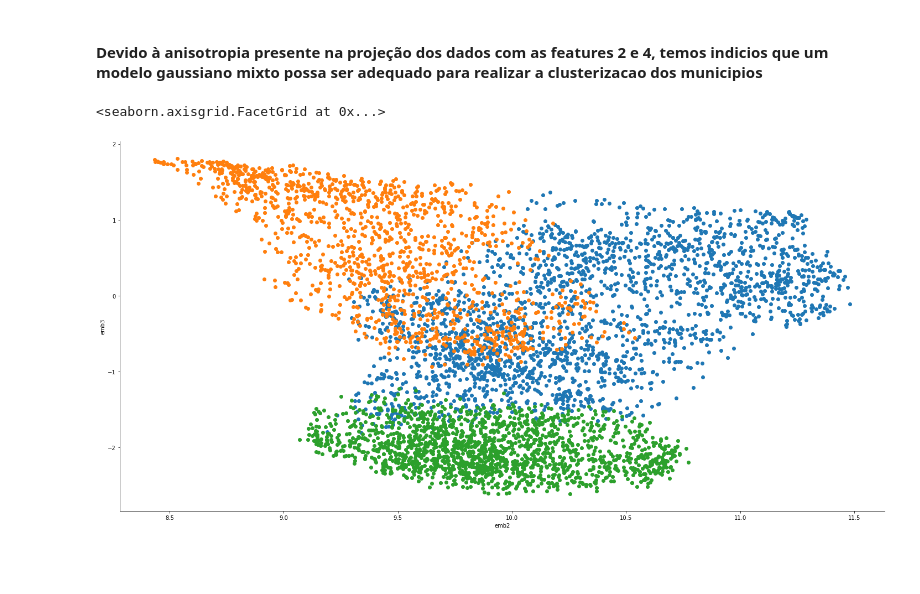
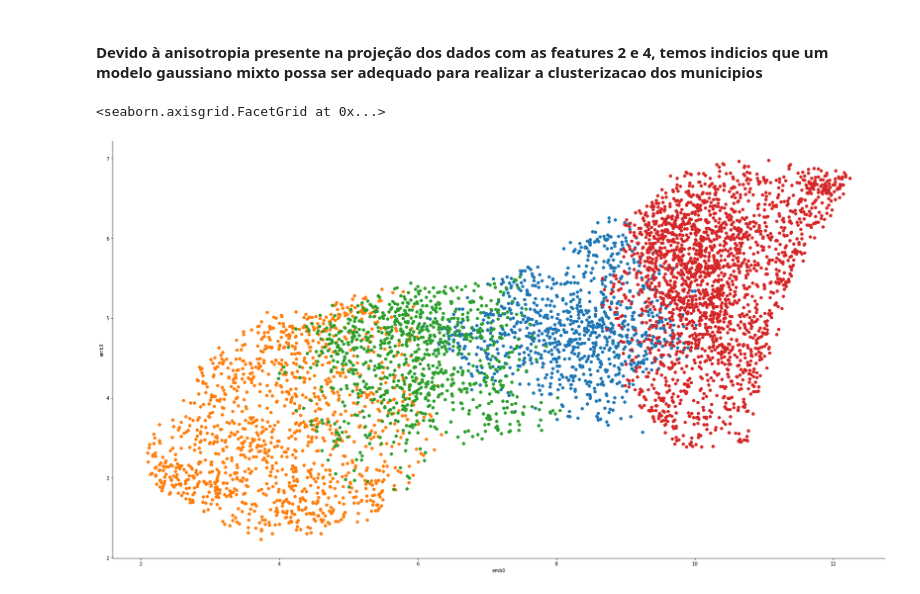
Before and after one commit to Jailsonrs/Poneglyph, a Jupyter notebook: UMAP-GMM.ipynb, the cells around one changed output. Cells and saved outputs as stored; diff of their text form; code cells hidden in the pictures; blank space fills up the shorter version.

```diff
--- a/UMAP-GMM.ipynb
+++ b/UMAP-GMM.ipynb
@@ -158,7 +158,7 @@ for i, j in zip(itertools.product([100, 200, 300, 400, 500, 600], [0.1, 0.2, 0.3
 # %% [output]
 NameError: name 'itertools' is not defined
 # %%
-umap = UMAP(n_neighbors = 150,  min_dist = 0.3, n_components = 4, metric = 'chebyshev')
+umap = UMAP(n_neighbors = 150,  min_dist = 0.3, n_components = 4, metric = 'cosine')
 UMAP_embedding = umap.fit_transform(df_treino)
 #chebyshev performs better than mahalanobis
 # %%
@@ -195,21 +195,21 @@ dados_municipais['cluster'] = classes['cluster']
 #### Devido à anisotropia presente na projeção dos dados com as features 2 e 4, temos indicios que um modelo gaussiano mixto possa ser adequado para realizar a clusterizacao dos municipios
 # %%
 embedding = pd.DataFrame(UMAP_embedding)
-gmm = GaussianMixture(n_components = 3)
+gmm = GaussianMixture(n_components = 4, init_params="kmeans", max_iter=100, covariance_type = 'diag' )
 gmm = gmm.fit(embedding)
 
 mixtures = pd.DataFrame({"model" : gmm.predict(embedding)})
 mixtures
 df_c = pd.concat([embedding,  mixtures.reset_index(drop = True)], axis = 1)
 df_c.columns = ['emb0','emb1','emb2','emb3',"model"]
 df_c
 
 #lt.scatter(df_c["emb0"], df_c["emb1"],color =df_c["cluster"])
-fg = seaborn.FacetGrid(data=df_c, hue='model', aspect=2,height = 10)
-fg.map(plt.scatter, 'emb2', 'emb3')
+fg = seaborn.FacetGrid(data=df_c, hue='model', aspect=1.8,height =13)
+fg.map(plt.scatter, 'emb0', 'emb3')
 # %% [output]
 <seaborn.axisgrid.FacetGrid at 0x...>
-[figure, old version]
+[figure, new version]
 # %%
 dados_clusterizados = pd.DataFrame(dados_municipais_numericFeatures)
 dados_clusterizados.columns = columns
```
Also changed, not shown: parts of 2 cells of this notebook.
